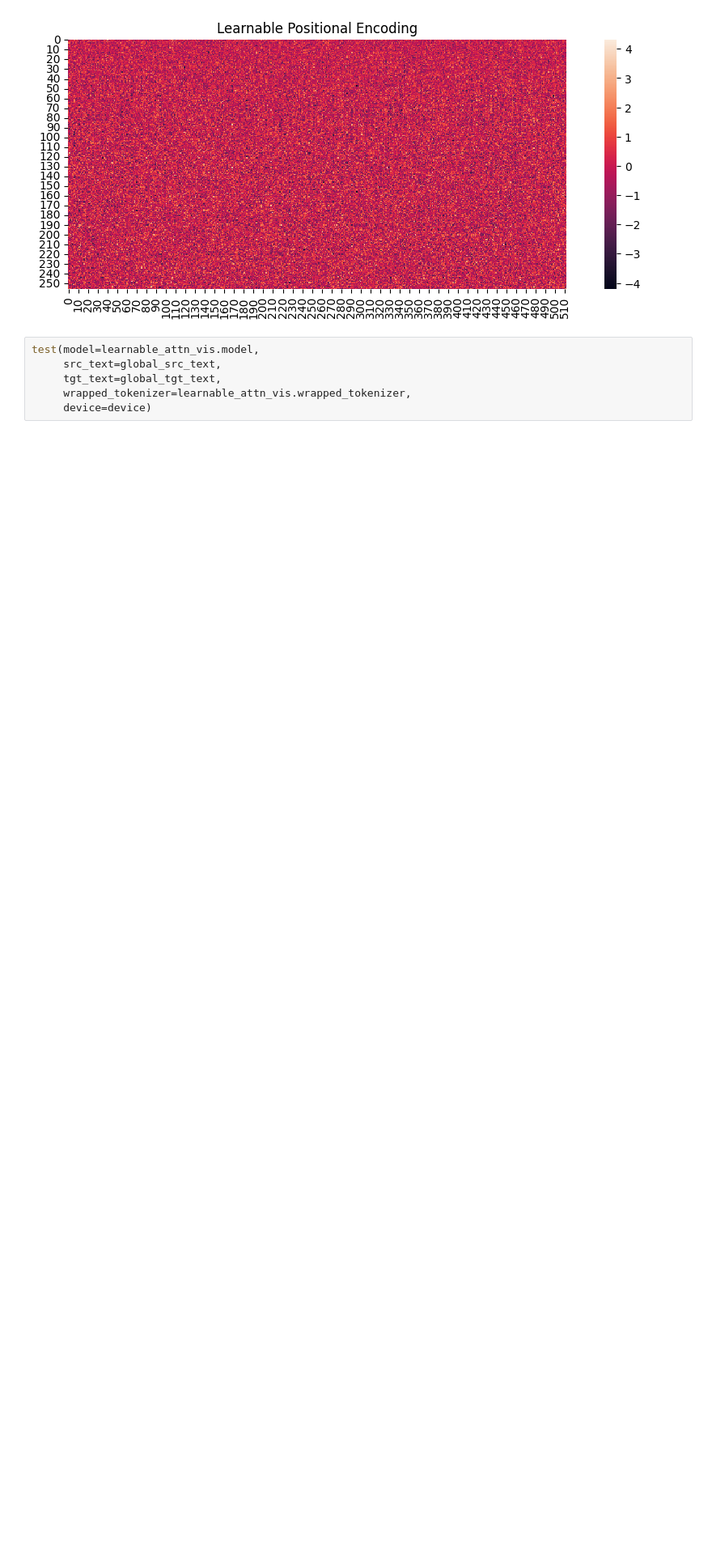
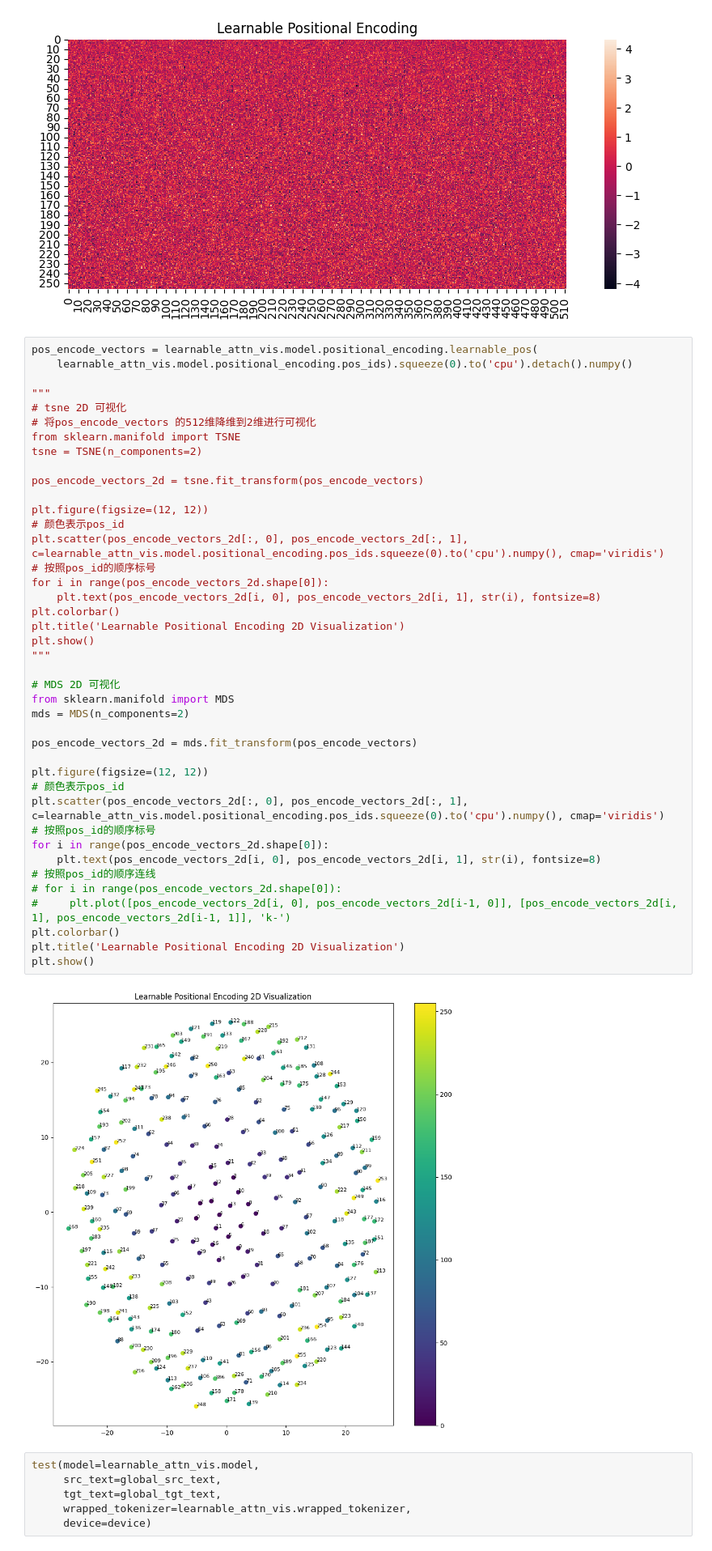
Before and after one commit to YigesMx/Transformer_FR2EN, a Jupyter notebook: visualization.ipynb, the cells around one changed output. Shown at 81% size. Saved outputs shown, nothing was run; the diff lists cells and outputs as text; blank space fills up the shorter version.

Commit message:
update visualization

```diff
--- a/visualization.ipynb
+++ b/visualization.ipynb
@@ -243,6 +243,49 @@ plt.title('Learnable Positional Encoding')
 plt.show()
 # %% [output]
 [figure]
+# %%
+pos_encode_vectors = learnable_attn_vis.model.positional_encoding.learnable_pos(
+    learnable_attn_vis.model.positional_encoding.pos_ids).squeeze(0).to('cpu').detach().numpy()
+
+"""
+# tsne 2D 可视化
+# 将pos_encode_vectors 的512维降维到2维进行可视化
+from sklearn.manifold import TSNE
+tsne = TSNE(n_components=2)
+
+pos_encode_vectors_2d = tsne.fit_transform(pos_encode_vectors)
+
+plt.figure(figsize=(12, 12))
+# 颜色表示pos_id
+plt.scatter(pos_encode_vectors_2d[:, 0], pos_encode_vectors_2d[:, 1], c=learnable_attn_vis.model.positional_encoding.pos_ids.squeeze(0).to('cpu').numpy(), cmap='viridis')
+# 按照pos_id的顺序标号
+for i in range(pos_encode_vectors_2d.shape[0]):
+    plt.text(pos_encode_vectors_2d[i, 0], pos_encode_vectors_2d[i, 1], str(i), fontsize=8)
+plt.colorbar()
+plt.title('Learnable Positional Encoding 2D Visualization')
+plt.show()
+"""
+
+# MDS 2D 可视化
+from sklearn.manifold import MDS
+mds = MDS(n_components=2)
+
+pos_encode_vectors_2d = mds.fit_transform(pos_encode_vectors)
+
+plt.figure(figsize=(12, 12))
+# 颜色表示pos_id
+plt.scatter(pos_encode_vectors_2d[:, 0], pos_encode_vectors_2d[:, 1], c=learnable_attn_vis.model.positional_encoding.pos_ids.squeeze(0).to('cpu').numpy(), cmap='viridis')
+# 按照pos_id的顺序标号
+for i in range(pos_encode_vectors_2d.shape[0]):
+    plt.text(pos_encode_vectors_2d[i, 0], pos_encode_vectors_2d[i, 1], str(i), fontsize=8)
+# 按照pos_id的顺序连线
+# for i in range(pos_encode_vectors_2d.shape[0]):
+#     plt.plot([pos_encode_vectors_2d[i, 0], pos_encode_vectors_2d[i-1, 0]], [pos_encode_vectors_2d[i, 1], pos_encode_vectors_2d[i-1, 1]], 'k-')
+plt.colorbar()
+plt.title('Learnable Positional Encoding 2D Visualization')
+plt.show()
+# %% [output]
+[figure, added]
 # %%
 test(model=learnable_attn_vis.model,
      src_text=global_src_text,
```
Also changed, not shown: 1 other file.
